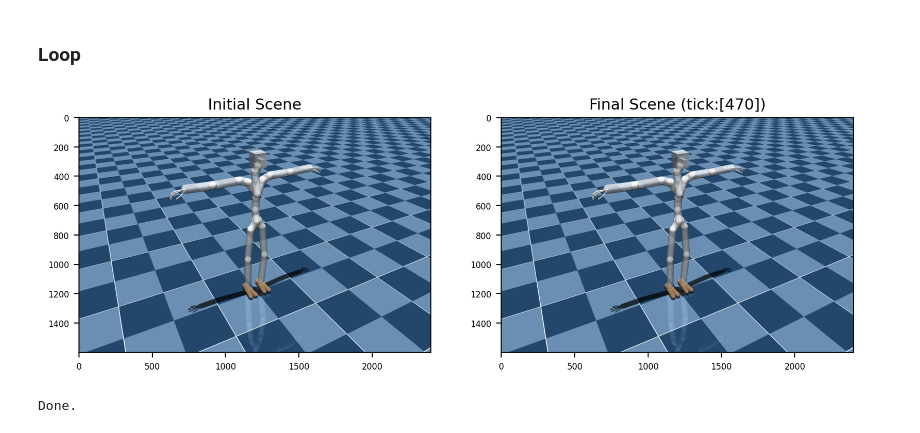
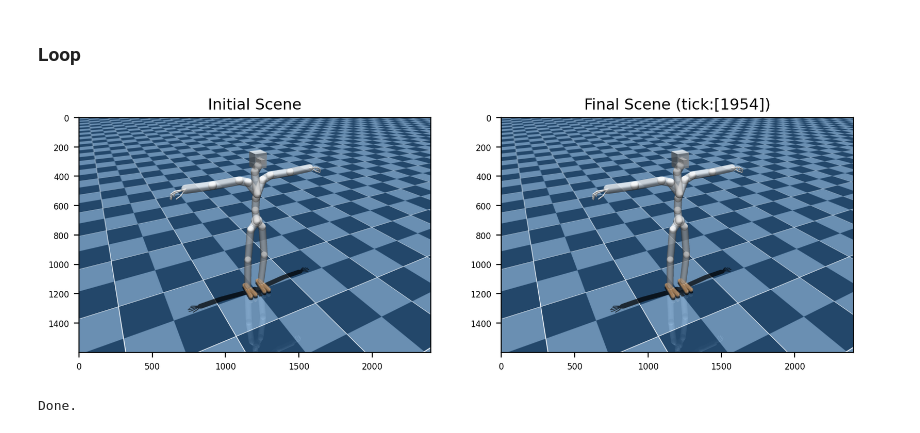
Before and after one commit to y0-0n/mujoco-motion, a Jupyter notebook: code/demo_smplrig_02_walk_motion_edit.ipynb, the cells around one changed output. Drawn from its saved outputs; the diff is of its cells as text; code cells hidden in the pictures.

```diff
--- a/code/demo_smplrig_02_walk_motion_edit.ipynb
+++ b/code/demo_smplrig_02_walk_motion_edit.ipynb
@@ -58,15 +58,16 @@ for idx, name in enumerate(env.body_names):
 pkl_path = '../data/smplrig_cmu_walk_16_15.pkl'
 with open(pkl_path, 'rb') as f:
     data = pickle.load(f)
-qs         = data['qpos'] # [L * Nj]
+qs         = data['qpos'][:-1,:] # [L * Nj]
 # quat_roots = data['rotation'][:,0,:]
-xposes       = data['xpos']
-p_roots    = data['root']
-height_offset = 0.0
+xposes      = data['xpos'][:-1,:]
+p_roots     = data['root'][:-1,:]
+rotation    = data['rotation'][:-1,:]
+height_offset = 0.6
 p_roots[:,2] -= height_offset
 xposes[:, :, 2] -= height_offset
 L = qs.shape[0]
-HZ = 10
-times = np.linspace(0,HZ/L,L)
+SOURCE_HZ = 120
+TARGET_HZ = 500
 print ("[%s] loaded."%(pkl_path))
 # %% [output]
@@ -109,16 +188,16 @@ env.init_viewer(viewer_title='MyoSuite',viewer_width=1200,viewer_height=800,
 env.update_viewer(azimuth=152,distance=3.0,elevation=-30,lookat=[0.02,-0.03,0.8])
 env.reset()
 FIRST_FLAG = True
-while env.tick < L:
+while env.tick < new_timestep:
 
     # Update
     time.sleep(5e-3) # little delay helps
-    tick = (env.tick-1) % L
+    tick = (env.tick-1)
     # contact_in_tick = False
 
     # FK
-    q         = qs[tick,:] # [35]
-    p_root    = p_roots[tick,:] # [3]
+    q         = new_qpos[tick,:] # [35]
+    p_root    = new_p_roots[tick,:] # [3]
     quat_root = q[3:7] # [4] quaternion
     env.set_p_root(root_name='base',p=p_root)
     env.set_quat_root(root_name='base',quat=quat_root)
@@ -130,13 +209,13 @@ while env.tick < L:
     while len(env.get_contact_info()[0]) == 0:
         # print(contact_in_tick, len(env.get_contact_info()[0]))
         p_root[2] -= 0.0001
-        xposes[tick, :, 2] -= 0.0001
+        new_xpos[tick, :, 2] -= 0.0001
         env.set_p_root(root_name='base',p=p_root)
         env.forward(q=q[joint_idxs_fwd],joint_idxs=joint_idxs_fwd, INCREASE_TICK=False)
         # env.render()
 
     # Update p_roots
-    p_roots[tick] = p_root
+    new_p_roots[tick] = p_root
 
     # Render
     # if env.loop_every(tick_every=1):
@@ -154,33 +233,35 @@ while env.tick < L:
 
     # Save image
     if env.is_viewer_alive() and FIRST_FLAG:
         scene_img_init = env.grab_image()
         scene_img_final = scene_img_init.copy()
         FIRST_FLAG = False
     # if env.is_viewer_alive() and env.loop_every(tick_every=1000):
     #     scene_img_final = env.grab_image()
 
     if SAVE_VID:
         # Save iamges
         png_path = '../temp/cmu_smplrig_walk_%05d.png'%(env.tick)
         create_folder_if_not_exists(png_path)
         image = cv2.cvtColor(env.grab_image(),cv2.COLOR_RGB2BGR)
         cv2.imwrite(png_path,image)
 
+    # print("timestep {}".format(env.tick))
+
 
 # Close MuJoCo viewer
 env.close_viewer()
 
 # Plot initial and final scenes
 fig,axs = plt.subplots(1,2,figsize=(10,4))
 plt.subplots_adjust(top=0.85,bottom=0.15,wspace=0.2,hspace=0.5)
 axs[0].imshow(scene_img_init)
 axs[0].set_title('Initial Scene',fontsize=11)
 axs[1].imshow(scene_img_final)
 axs[1].set_title('Final Scene (tick:[%d])'%(env.tick),fontsize=11)
 plt.show()
 print ("Done.")
 # %% [output]
-[figure, old version]
+[figure, new version]
 Done.
 # %%
```
Also changed, not shown: parts of 8 cells of this notebook, 10 other files.
